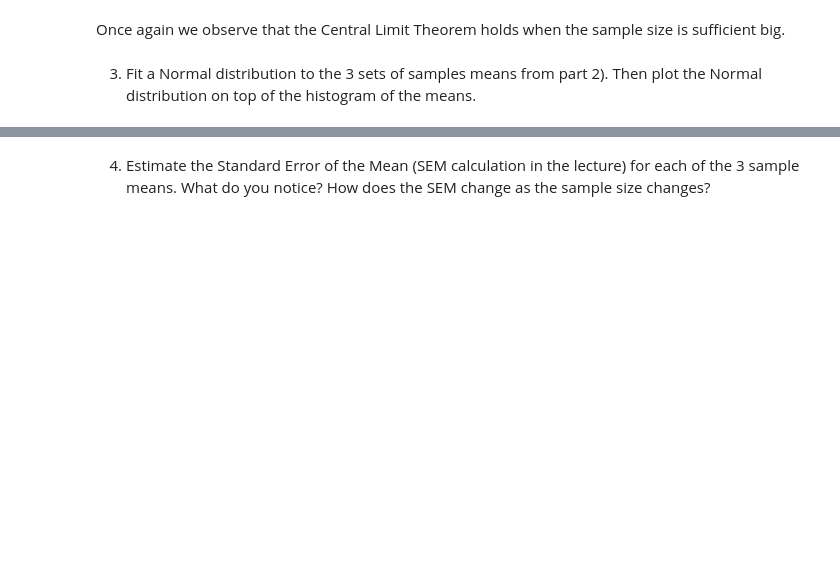
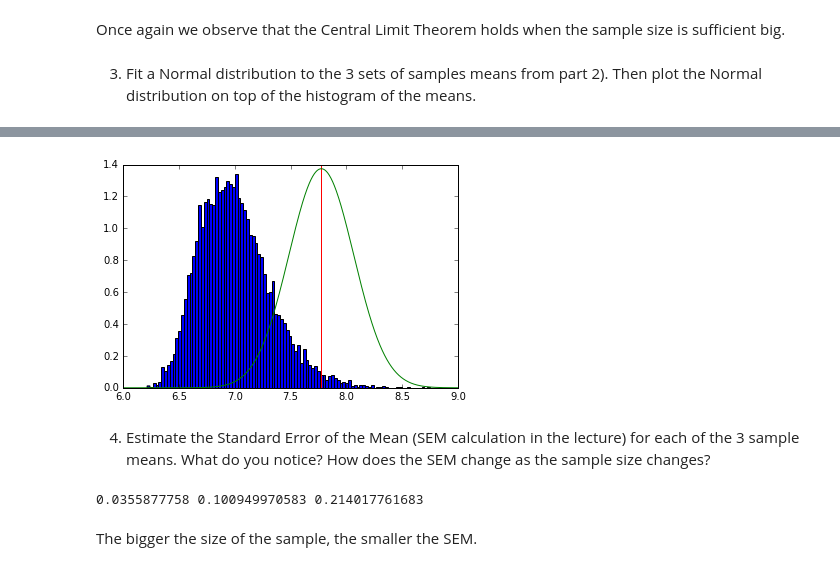
Before and after one commit to carlespoles/DSCI6002-student, a Jupyter notebook: week4/4-3_CLT/DSCI6002-4.3-Lab-CamilleBustalinio_CarlesPolesMielgo.ipynb, the cells around one changed output, grey strips where cells are left out. Cells and saved outputs as stored; diff of their text form; code cells hidden in the pictures; blank space fills up the shorter version.

```diff
--- a/week4/4-3_CLT/DSCI6002-4.3-Lab-CamilleBustalinio_CarlesPolesMielgo.ipynb
+++ b/week4/4-3_CLT/DSCI6002-4.3-Lab-CamilleBustalinio_CarlesPolesMielgo.ipynb
@@ -216,2 +239,25 @@ Once again we observe that the Central Limit Theorem holds when the sample size
+# %%
+size = len(my_draw_function('exponential', {'l': 6}, 10))
+mean_of_means = my_draw_function('exponential', {'l': 6}, 10).mean()
+se_of_means = my_draw_function('exponential', {'l': 6}, 10).std()/sqrt(size)
+plot_function_means('exponential', {'l': 6}, 10, 10000)
+axvline(mean_of_means, color='red')
+x = linspace(6, 9, 1000)
+nd = stats.norm(loc = mean_of_means, scale = se_of_means)
+plot(x, nd.pdf(x),color='green');
+# %% [output]
+[figure, added]
 # %% [markdown]
 4) Estimate the Standard Error of the Mean (SEM calculation in the lecture) for each of the 3 sample means. What do you notice? How does the SEM change as the sample size changes?
+# %%
+size_1000 = len(my_draw_function('exponential', {'l': 6}, 1000))
+size_100 = len(my_draw_function('exponential', {'l': 6}, 100))
+size_10 = len(my_draw_function('exponential', {'l': 6}, 10))
+se_of_means_1000 = my_draw_function('exponential', {'l': 6}, 1000).std()/sqrt(size_1000)
+se_of_means_100 = my_draw_function('exponential', {'l': 6}, 100).std()/sqrt(size_100)
+se_of_means_10 = my_draw_function('exponential', {'l': 6}, 10).std()/sqrt(size_10)
+print(se_of_means_1000, se_of_means_100, se_of_means_10)
+# %% [output]
+0.0355877758 0.100949970583 0.214017761683
+# %% [markdown]
+The bigger the size of the sample, the smaller the SEM.
```
Also changed, not shown: parts of 7 cells of this notebook.
